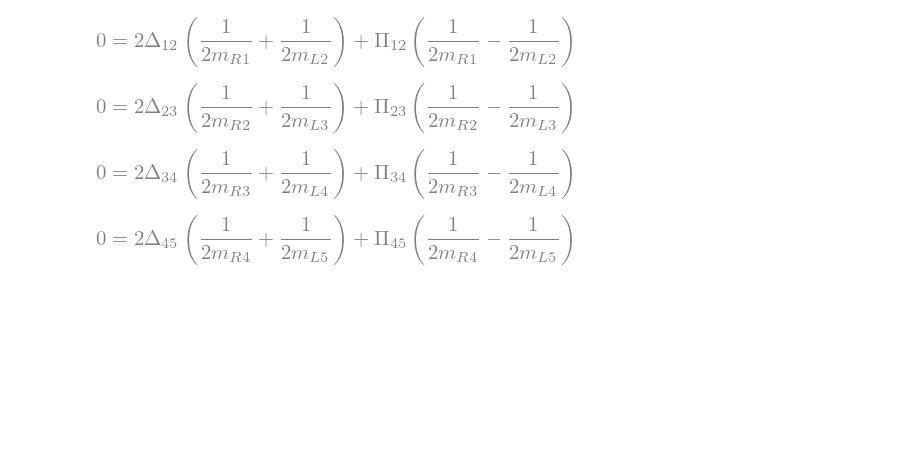
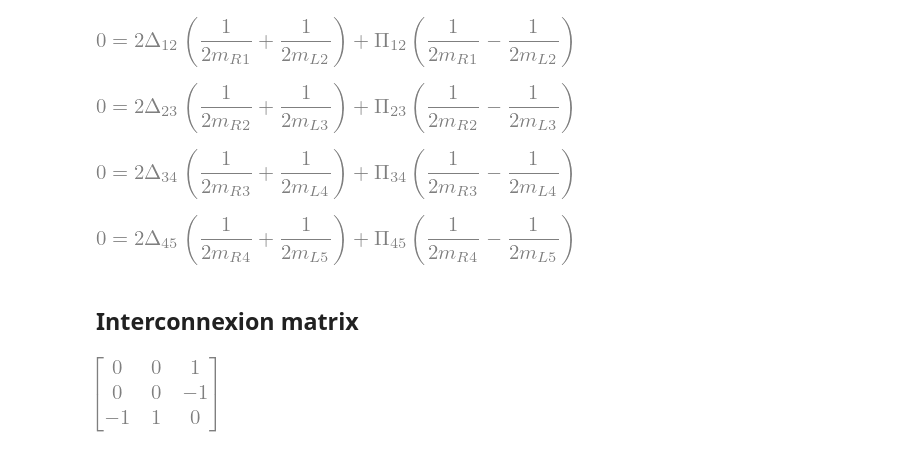
Before and after one commit to WetzelVictor/FPUT_DAE_PHS, a Jupyter notebook: 01_model/02_pyphs_model.ipynb, the cells around one changed output. Drawn from its saved outputs; the diff is of its cells as text; code cells hidden in the pictures; blank space fills up the shorter version.

```diff
--- a/01_model/02_pyphs_model.ipynb
+++ b/01_model/02_pyphs_model.ipynb
@@ -101,3 +101,10 @@ for i in range(N_lambda):
 [figure]
 [figure]
 [figure]
+# %% [markdown]
+## Interconnexion matrix
+# %%
+Jxi = sy.Matrix([[0,0,1],[0,0,-1],[-1,1,0]])
+Jxi
+# %% [output]
+[figure, added]
```
Also changed, not shown: parts of 12 cells of this notebook, 1 other file.
